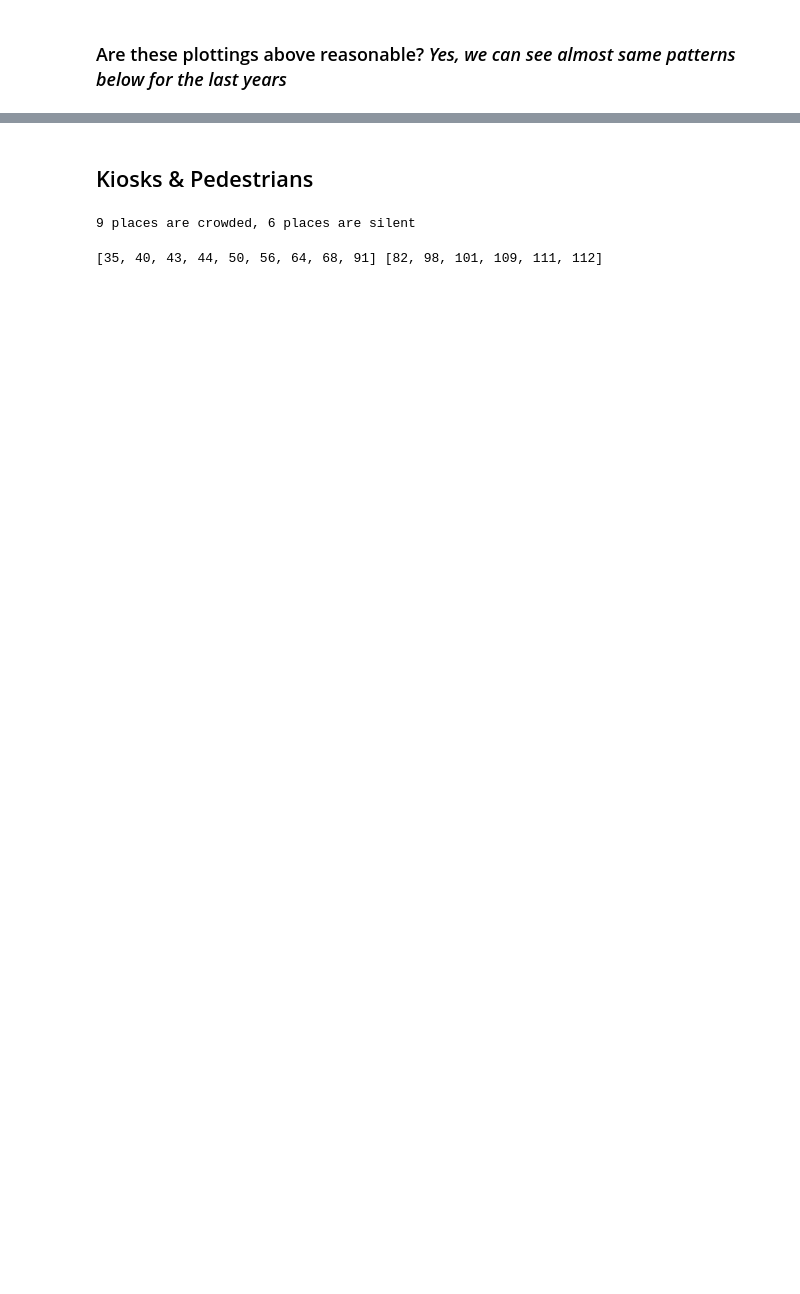
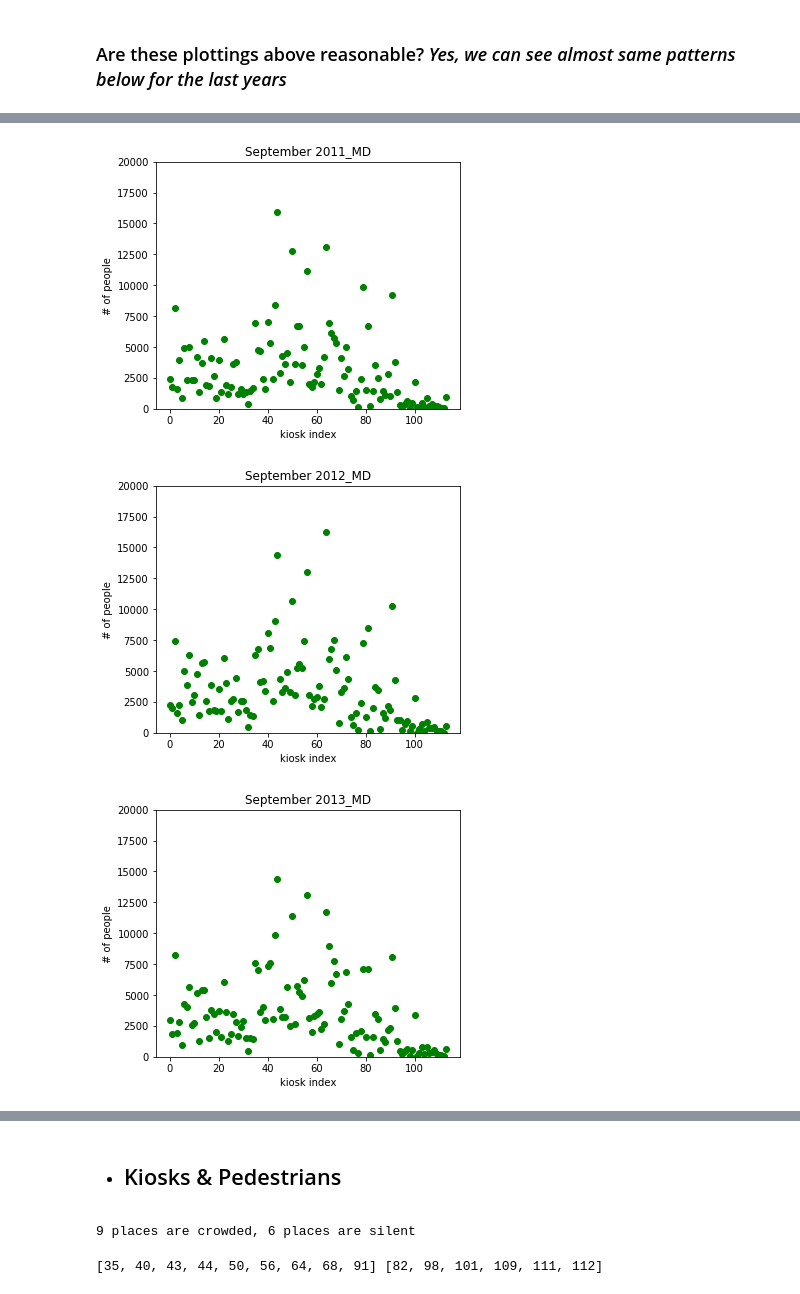
Before and after one commit to wonkim0512/LinkNYC, a Jupyter notebook: LinkNYC_analysis.ipynb, the cells around one changed output, grey strips where cells are left out. Saved outputs shown, nothing was run; the diff lists cells and outputs as text; code cells hidden in the pictures; blank space fills up the shorter version.

```diff
--- a/LinkNYC_analysis.ipynb
+++ b/LinkNYC_analysis.ipynb
@@ -308,0 +313,16 @@ plt.show()
+# %%
+for i in range(1,5):
+    plt.figure(figsize = (12,10))
+    plt.subplot(2,2,i) #int('22'+str(i)))
+    plt.scatter(x = range(len(pedestrian)), y = pedestrian["Sept1"+str(i)+"_MD"], color = "green")
+    plt.xlabel("kiosk index")
+    plt.ylabel("# of people")
+    plt.ylim([0, 20000])
+    plt.title("September 201"+str(i)+"_MD")
+
+
+plt.show()
+# %% [output]
+[figure, added]
+[figure, added]
+[figure, added]
@@ -309,5 +330,5 @@ plt.show()
 # %% [markdown]
-## Kiosks & Pedestrians
+- ## Kiosks & Pedestrians
 # %%
 print sum(pedestrian["May15_MD"] > 8000),"places are crowded,", sum(pedestrian["May15_MD"] < 200),"places are silent"
 # %% [output]
```
Also changed, not shown: parts of 29 cells of this notebook, 1 other file.
